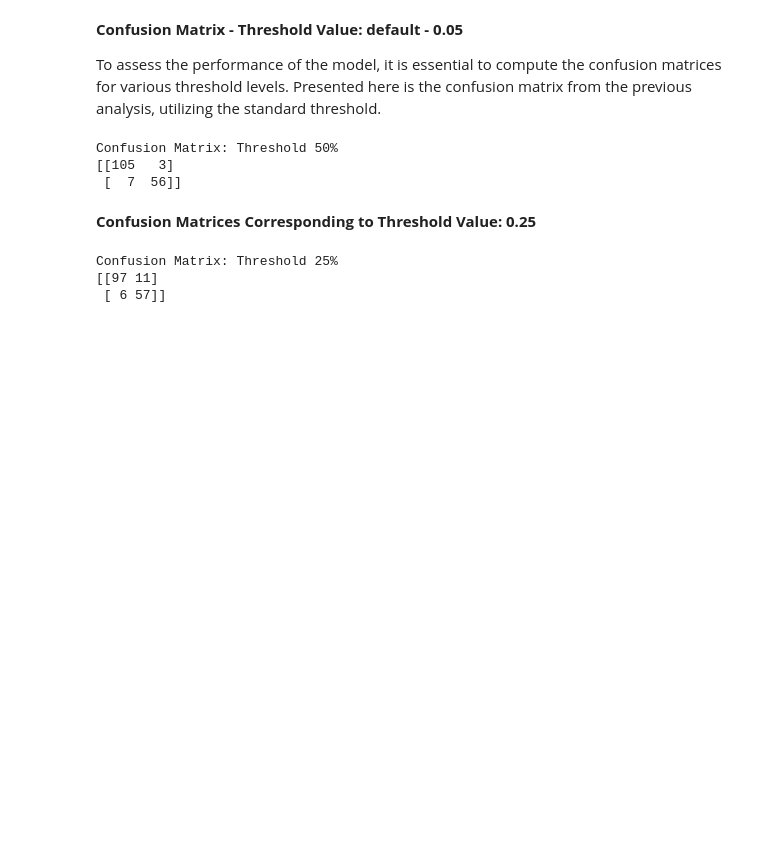
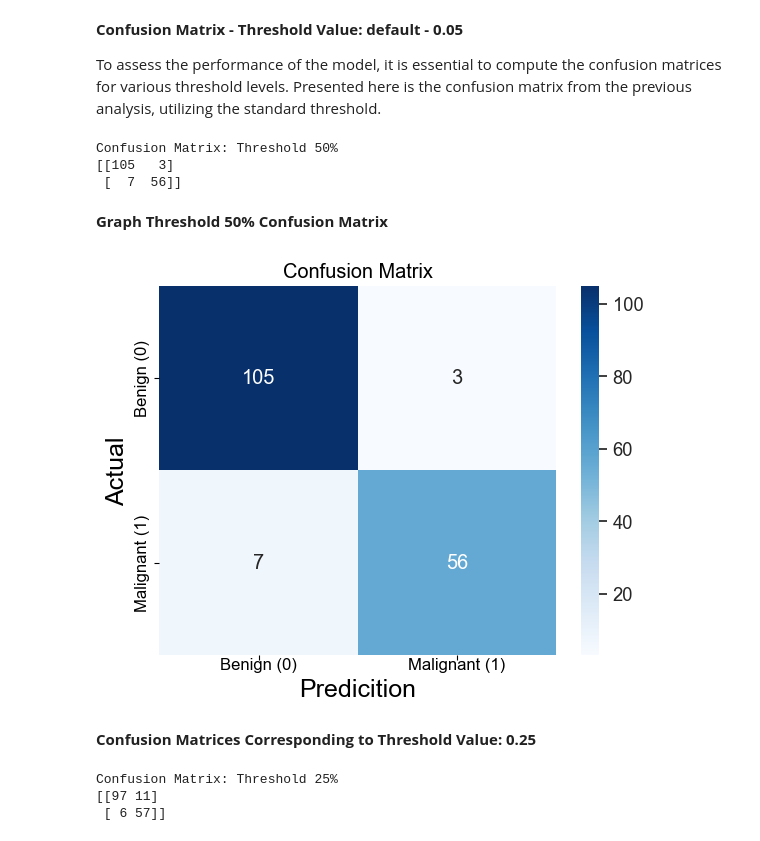
Before and after one commit to tyrantdavis/Logistic-Regression-Breast-Cancer, a Jupyter notebook: Logistic-Regression-Breast-Cancer.ipynb, the cells around one changed output. Cells and saved outputs as stored; diff of their text form; code cells hidden in the pictures; blank space fills up the shorter version.

Commit message:
Optimize initial logistic regression model - GridSearch.
Add graph_confusion_matrix(). Graph all matrices.

```diff
--- a/Logistic-Regression-Breast-Cancer.ipynb
+++ b/Logistic-Regression-Breast-Cancer.ipynb
@@ -434,0 +437,19 @@ In our breast cancer dataset, it is crucial to classify all malignant cases accu
+# %%
+# Confusion Matrix Graphing Function
+
+
+def graph_confusion_matrix(y, predictions, color="Blues"):
+    matrix = confusion_matrix(y, predictions)
+
+    ax = plt.subplot()
+
+    sns.set(font_scale=1.2)
+    sns.heatmap(matrix, annot=True, fmt="g", ax=ax, cmap=color)
+    ax.set_title("Confusion Matrix")
+    ax.set_xlabel("Predicition", fontsize=18)
+    ax.set_ylabel("Actual", fontsize=18)
+    ax.xaxis.set_ticklabels(["Benign (0)", "Malignant (1)"], fontsize=12, va="center")
+    ax.yaxis.set_ticklabels(["Benign (0)", "Malignant (1)"], fontsize=12, va="center")
+
+
+print("Defined confusion matrix graphinf function.")
@@ -489,6 +512,12 @@ print(confusion_matrix50)
 Confusion Matrix: Threshold 50%
 [[105   3]
  [  7  56]]
+# %% [markdown]
+**Graph Threshold 50% Confusion Matrix**
+# %%
+graph_confusion_matrix(y_test, y_prediction_class)
+# %% [output]
+[figure, added]
 # %% [markdown]
 **Confusion Matrices Corresponding to Threshold Value: 0.25**
 # %%
```
Also changed, not shown: parts of 18 cells of this notebook.
